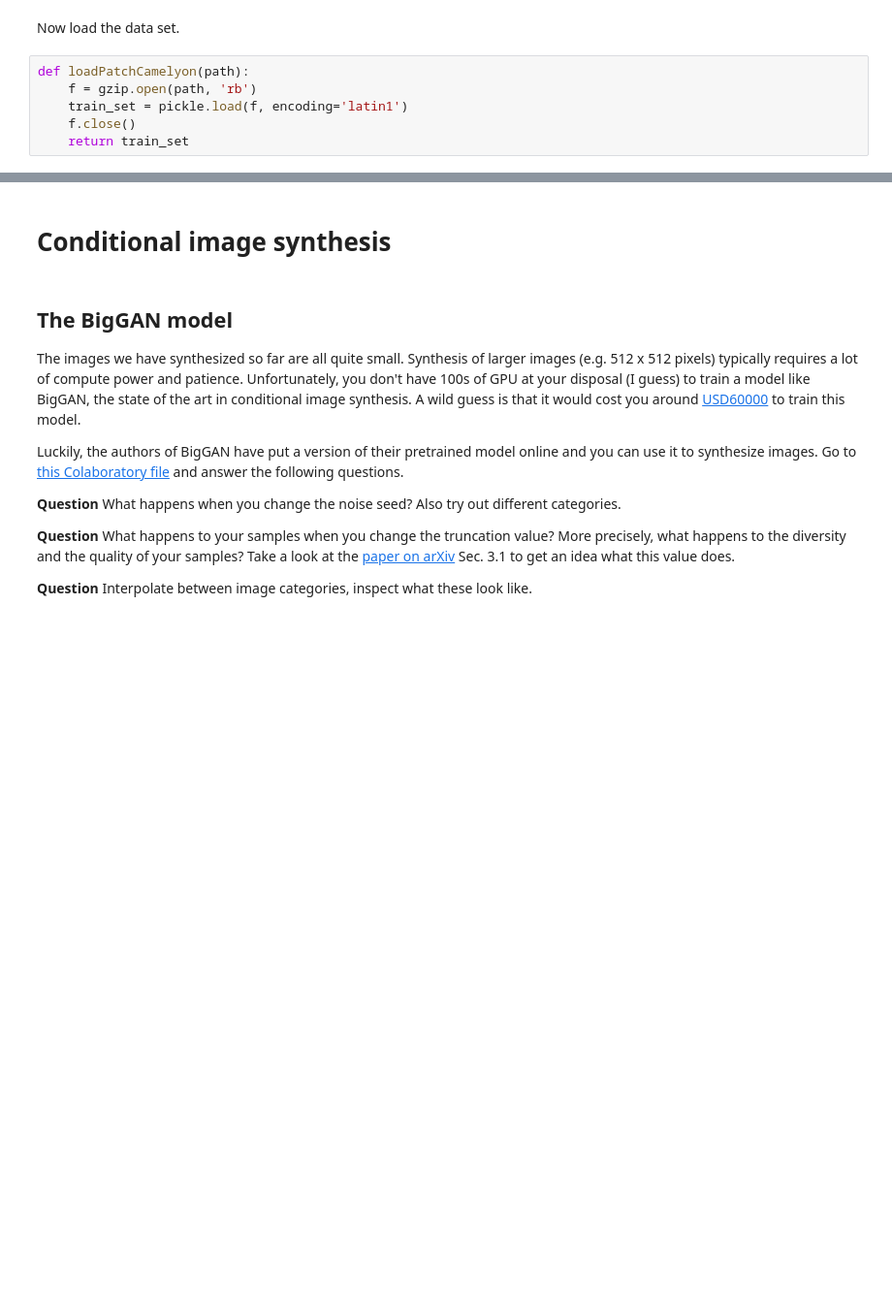
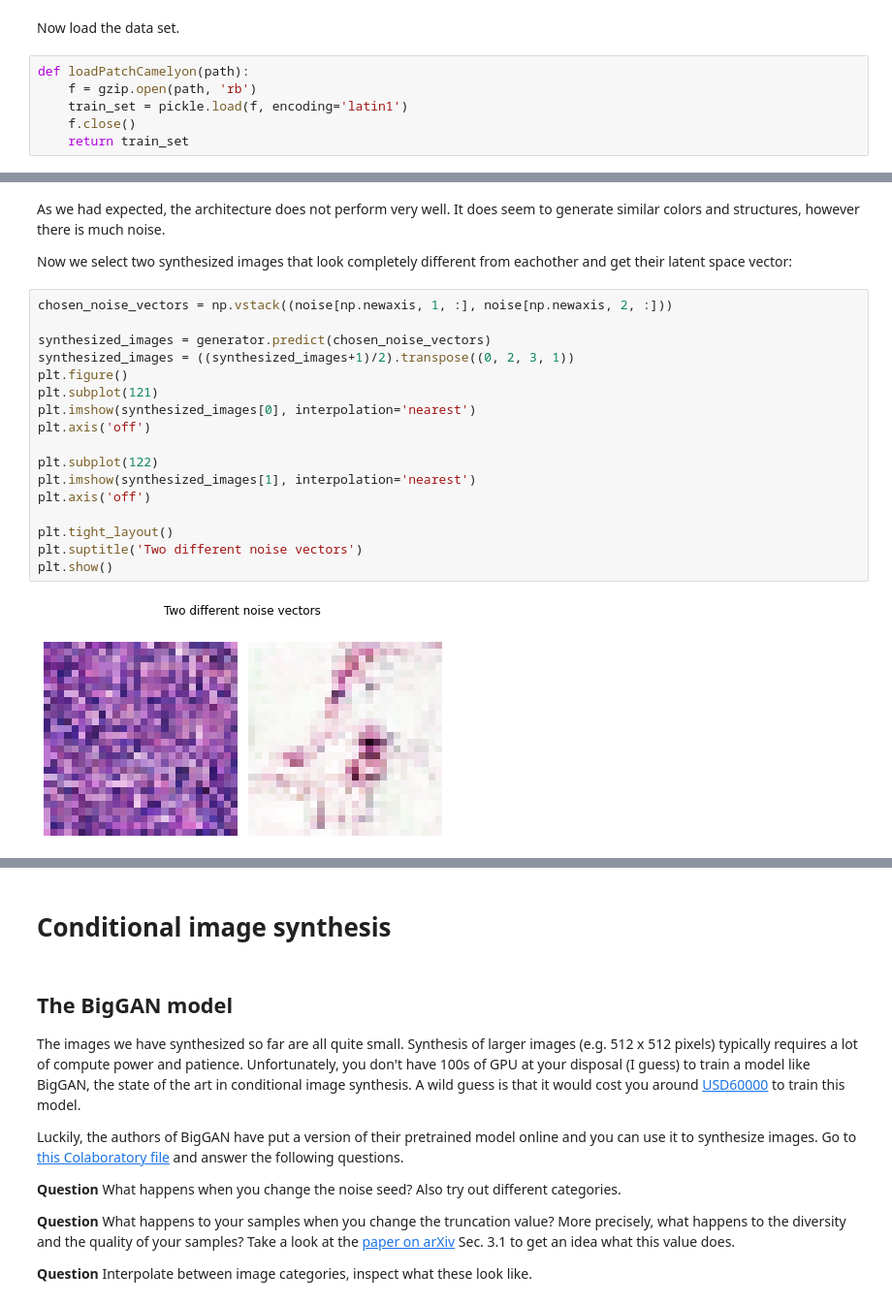
Before and after one commit to VincentV0/8dm50-machine-learning, a Jupyter notebook: practicals/week_5.ipynb, the cells around one changed output, grey strips where cells are left out. Shown at 97% size. Cells and saved outputs as stored; diff of their text form; blank space fills up the shorter version.

```diff
--- a/practicals/week_5.ipynb
+++ b/practicals/week_5.ipynb
@@ -1027,0 +1057,23 @@ for e in range(epochs):
+# %% [markdown]
+As we had expected, the architecture does not perform very well. It does seem to generate similar colors and structures, however there is much noise.
+
+Now we select two synthesized images that look completely different from eachother and get their latent space vector:
+# %%
+chosen_noise_vectors = np.vstack((noise[np.newaxis, 1, :], noise[np.newaxis, 2, :]))
+
+synthesized_images = generator.predict(chosen_noise_vectors)
+synthesized_images = ((synthesized_images+1)/2).transpose((0, 2, 3, 1))
+plt.figure()
+plt.subplot(121)
+plt.imshow(synthesized_images[0], interpolation='nearest')
+plt.axis('off')
+
+plt.subplot(122)
+plt.imshow(synthesized_images[1], interpolation='nearest')
+plt.axis('off')
+
+plt.tight_layout()
+plt.suptitle('Two different noise vectors')
+plt.show()
+# %% [output]
+[figure, added]
```
Also changed, not shown: parts of 11 cells of this notebook.
